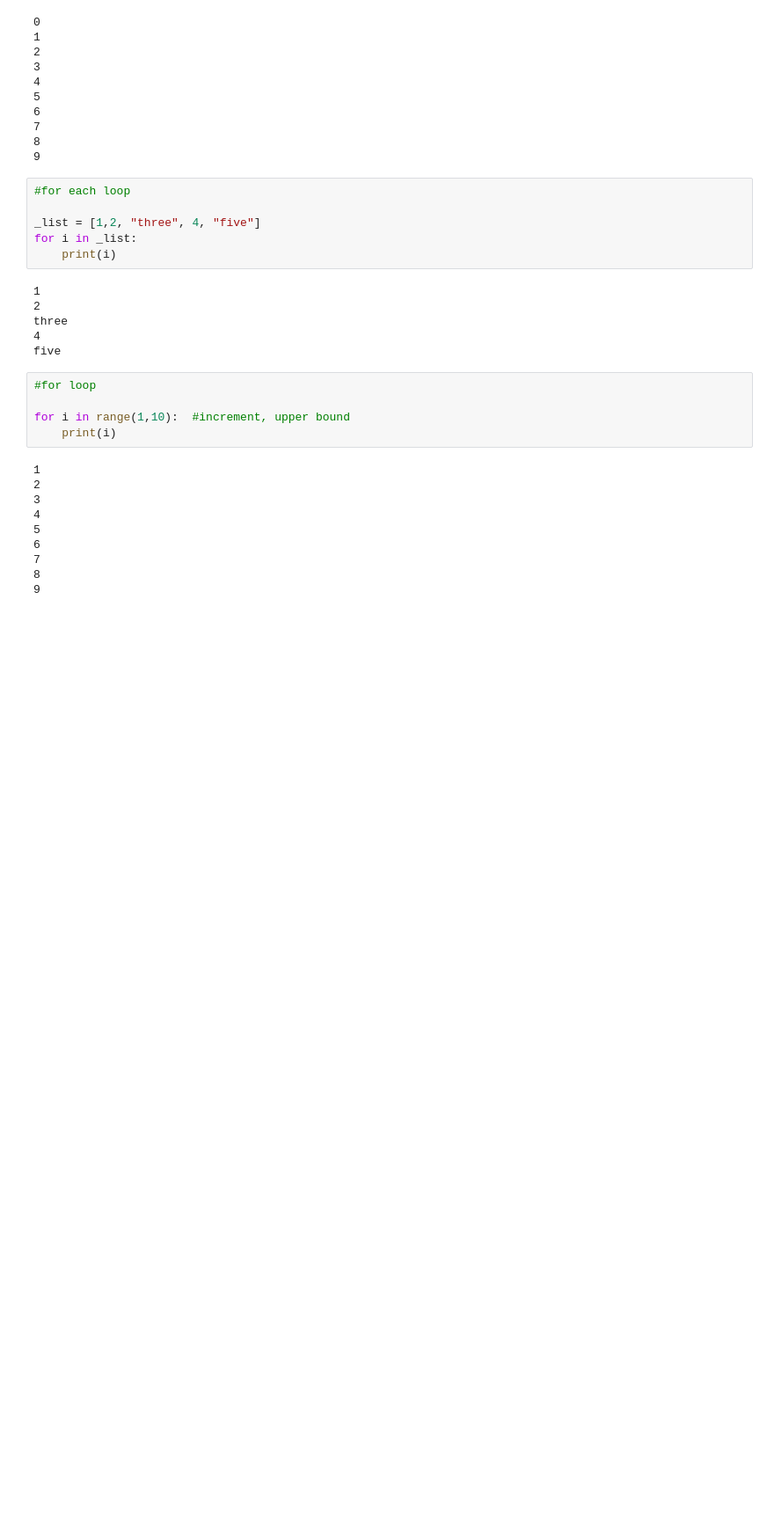
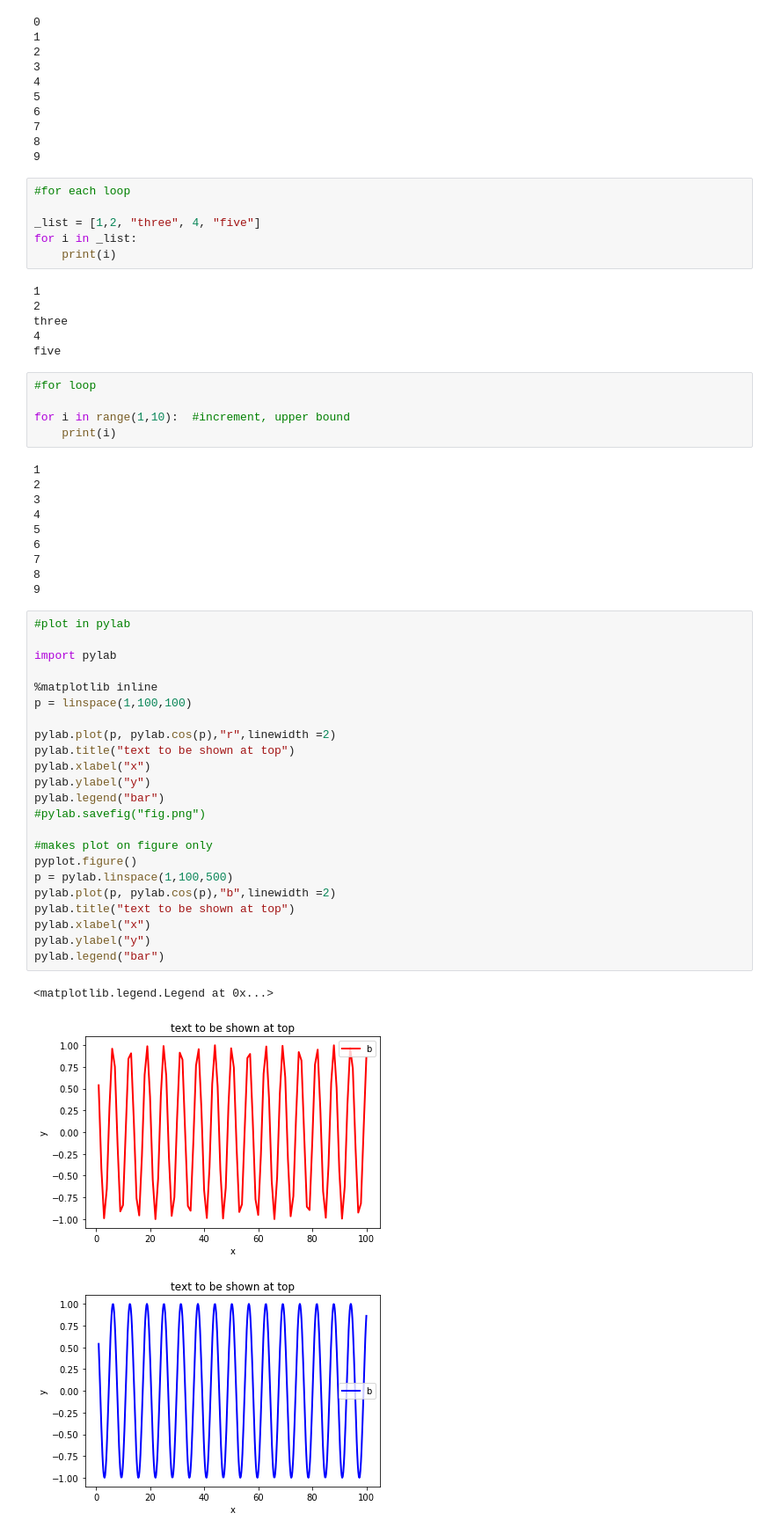
Before and after one commit to miPlodder/Python-, a Jupyter notebook: pythonDemo.ipynb, the cells around one changed output. Shown at 88% size. Drawn from its saved outputs; the diff is of its cells as text; blank space fills up the shorter version.

Commit message:
Plots, Exception Added

```diff
--- a/pythonDemo.ipynb
+++ b/pythonDemo.ipynb
@@ -304,3 +304,30 @@ for i in range(1,10):  #increment, upper bound
 7
 8
 9
+# %%
+#plot in pylab
+
+import pylab
+
+%matplotlib inline
+p = linspace(1,100,100)
+
+pylab.plot(p, pylab.cos(p),"r",linewidth =2)
+pylab.title("text to be shown at top")
+pylab.xlabel("x")
+pylab.ylabel("y")
+pylab.legend("bar")
+#pylab.savefig("fig.png")
+
+#makes plot on figure only
+pyplot.figure()
+p = pylab.linspace(1,100,500)
+pylab.plot(p, pylab.cos(p),"b",linewidth =2)
+pylab.title("text to be shown at top")
+pylab.xlabel("x")
+pylab.ylabel("y")
+pylab.legend("bar")
+# %% [output]
+<matplotlib.legend.Legend at 0x...>
+[figure, added]
+[figure, added]
```
Also changed, not shown: parts of 7 cells of this notebook, 2 other files.
